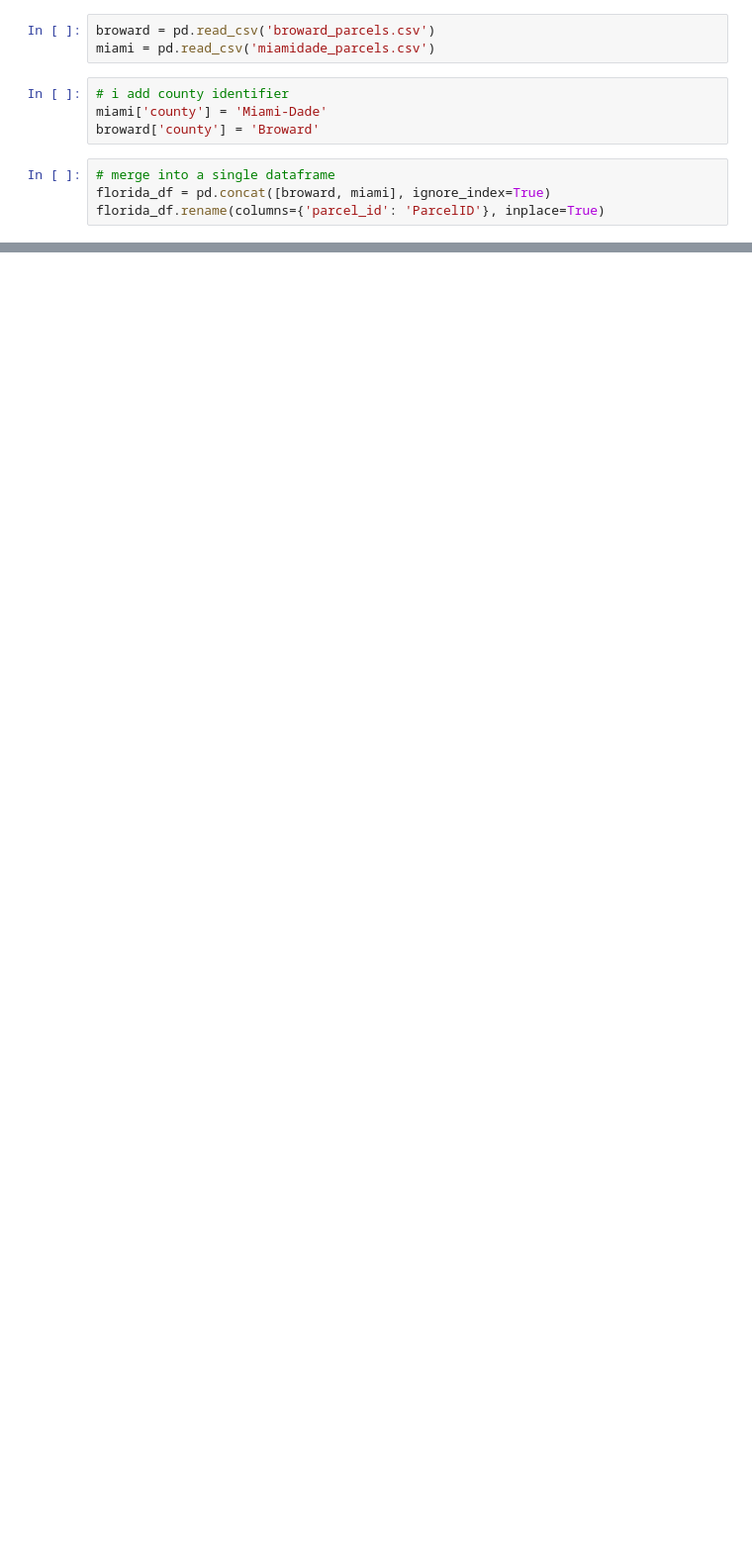
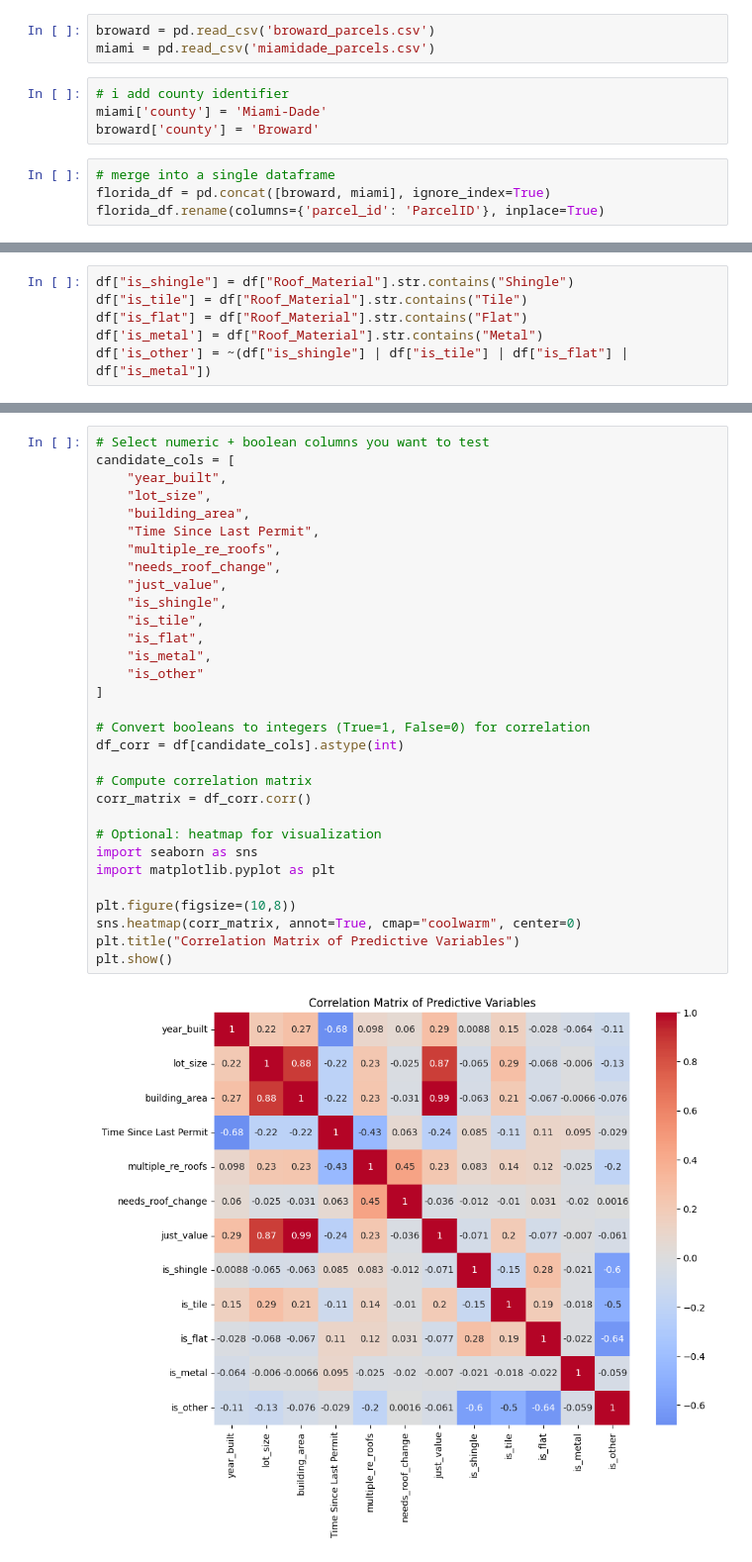
Before and after one commit to Fernando-Cortes-Renteria/DataMiningProject, a Jupyter notebook: main.ipynb, the cells around one changed output, grey strips where cells are left out. Shown at 99% size. Saved outputs shown, nothing was run; the diff lists cells and outputs as text; blank space fills up the shorter version.

```diff
--- a/main.ipynb
+++ b/main.ipynb
@@ -208,0 +424,6 @@ cal
+# %%
+df["is_shingle"] = df["Roof_Material"].str.contains("Shingle")
+df["is_tile"] = df["Roof_Material"].str.contains("Tile")
+df["is_flat"] = df["Roof_Material"].str.contains("Flat")
+df['is_metal'] = df["Roof_Material"].str.contains("Metal")
+df['is_other'] = ~(df["is_shingle"] | df["is_tile"] | df["is_flat"] | df["is_metal"])
@@ -208,0 +432,33 @@ cal
+# %%
+# Select numeric + boolean columns you want to test
+candidate_cols = [
+    "year_built",
+    "lot_size",
+    "building_area",
+    "Time Since Last Permit",
+    "multiple_re_roofs",
+    "needs_roof_change",
+    "just_value",
+    "is_shingle",
+    "is_tile",
+    "is_flat",
+    "is_metal",
+    "is_other"
+]
+
+# Convert booleans to integers (True=1, False=0) for correlation
+df_corr = df[candidate_cols].astype(int)
+
+# Compute correlation matrix
+corr_matrix = df_corr.corr()
+
+# Optional: heatmap for visualization
+import seaborn as sns
+import matplotlib.pyplot as plt
+
+plt.figure(figsize=(10,8))
+sns.heatmap(corr_matrix, annot=True, cmap="coolwarm", center=0)
+plt.title("Correlation Matrix of Predictive Variables")
+plt.show()
+# %% [output]
+[figure, added]
```
Also changed, not shown: parts of 106 cells of this notebook.
